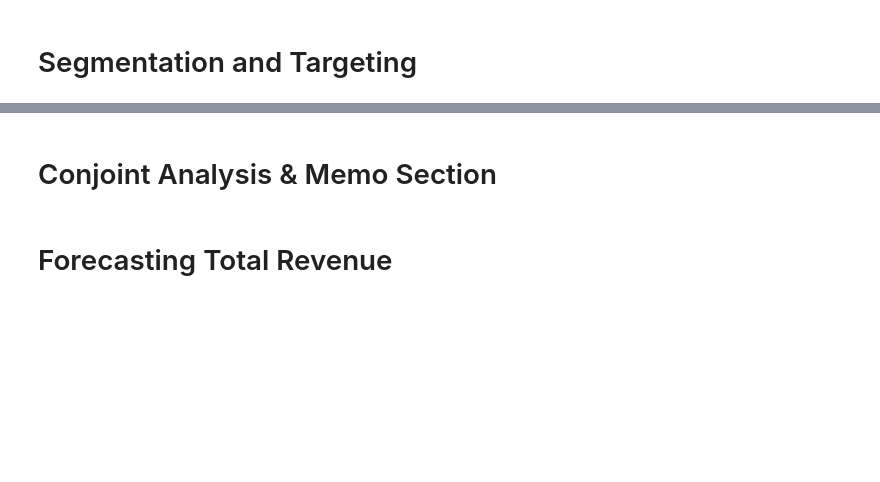
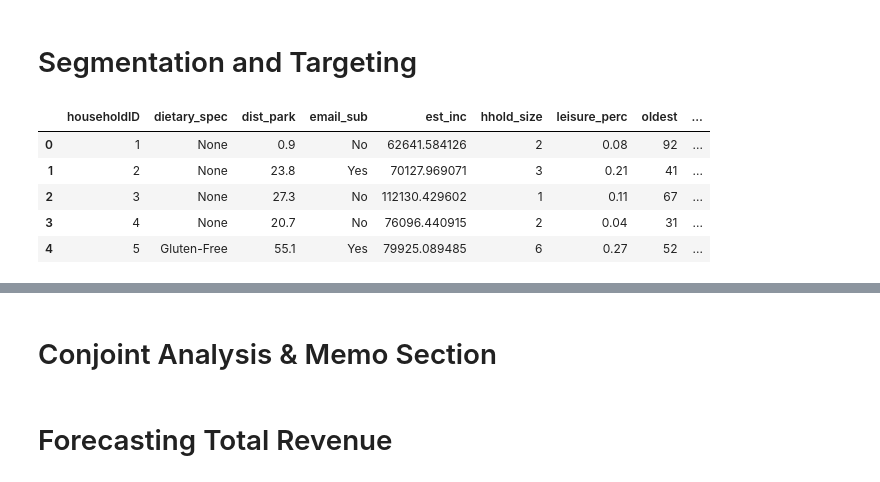
Before and after one commit to dz080/AD654_FinalProject, a Jupyter notebook: SemesterProject_JPD18.ipynb, the cells around one changed output, grey strips where cells are left out. Saved outputs shown, nothing was run; the diff lists cells and outputs as text; code cells hidden in the pictures; blank space fills up the shorter version.

```diff
--- a/SemesterProject_JPD18.ipynb
+++ b/SemesterProject_JPD18.ipynb
@@ -123,2 +177,14 @@ Name: category, dtype: int64
 # %% [markdown]
 # Segmentation and Targeting
+# %%
+# read in regional_families.csv dataset
+regional_families = pd.read_csv('regional_families.csv')
+# %%
+regional_families.head()
+# %% [output]
+|  | householdID | dietary_spec | dist_park | email_sub | est_inc | hhold_size | leisure_perc | oldest | ... |
+| 0 | 1 | None | 0.9 | No | 62641.584126 | 2 | 0.08 | 92 | ... |
+| 1 | 2 | None | 23.8 | Yes | 70127.969071 | 3 | 0.21 | 41 | ... |
+| 2 | 3 | None | 27.3 | No | 112130.429602 | 1 | 0.11 | 67 | ... |
+| 3 | 4 | None | 20.7 | No | 76096.440915 | 2 | 0.04 | 31 | ... |
+| 4 | 5 | Gluten-Free | 55.1 | Yes | 79925.089485 | 6 | 0.27 | 52 | ... |
```
Also changed, not shown: parts of 7 cells of this notebook.
